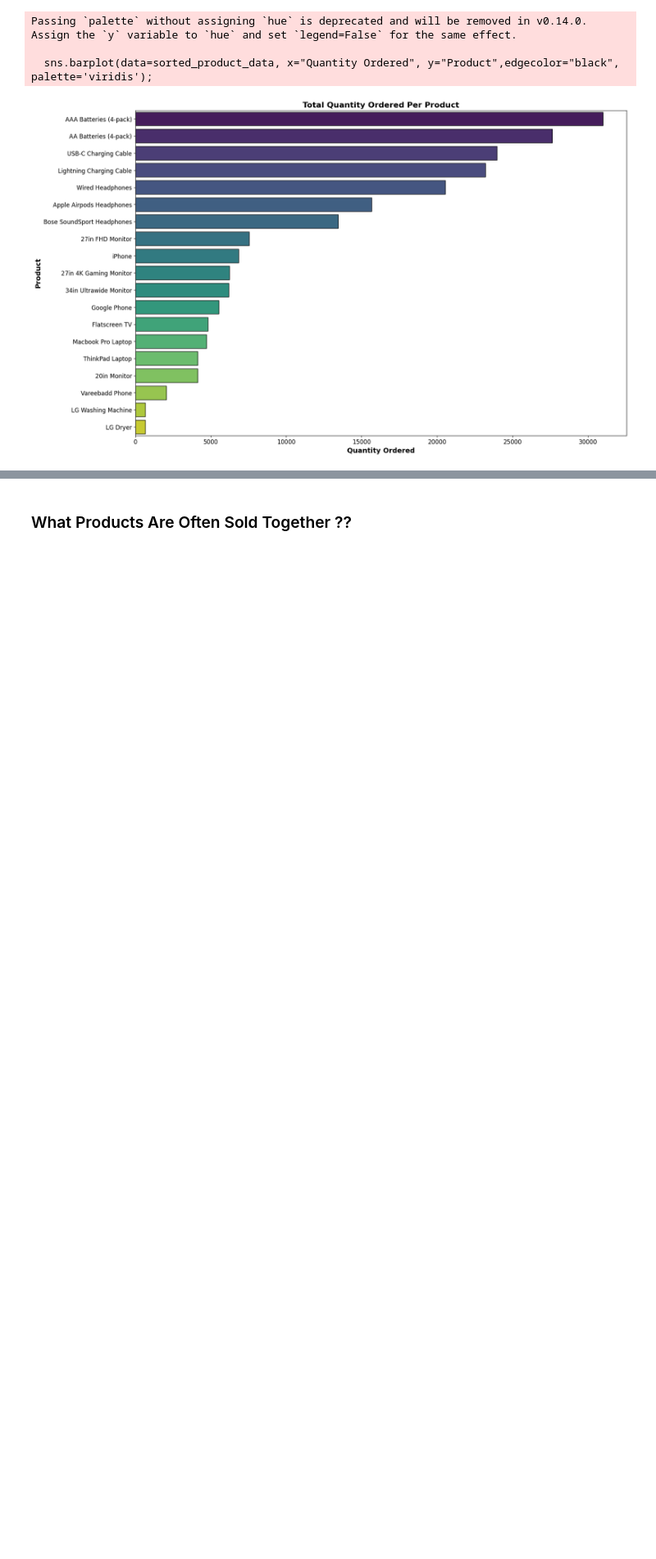
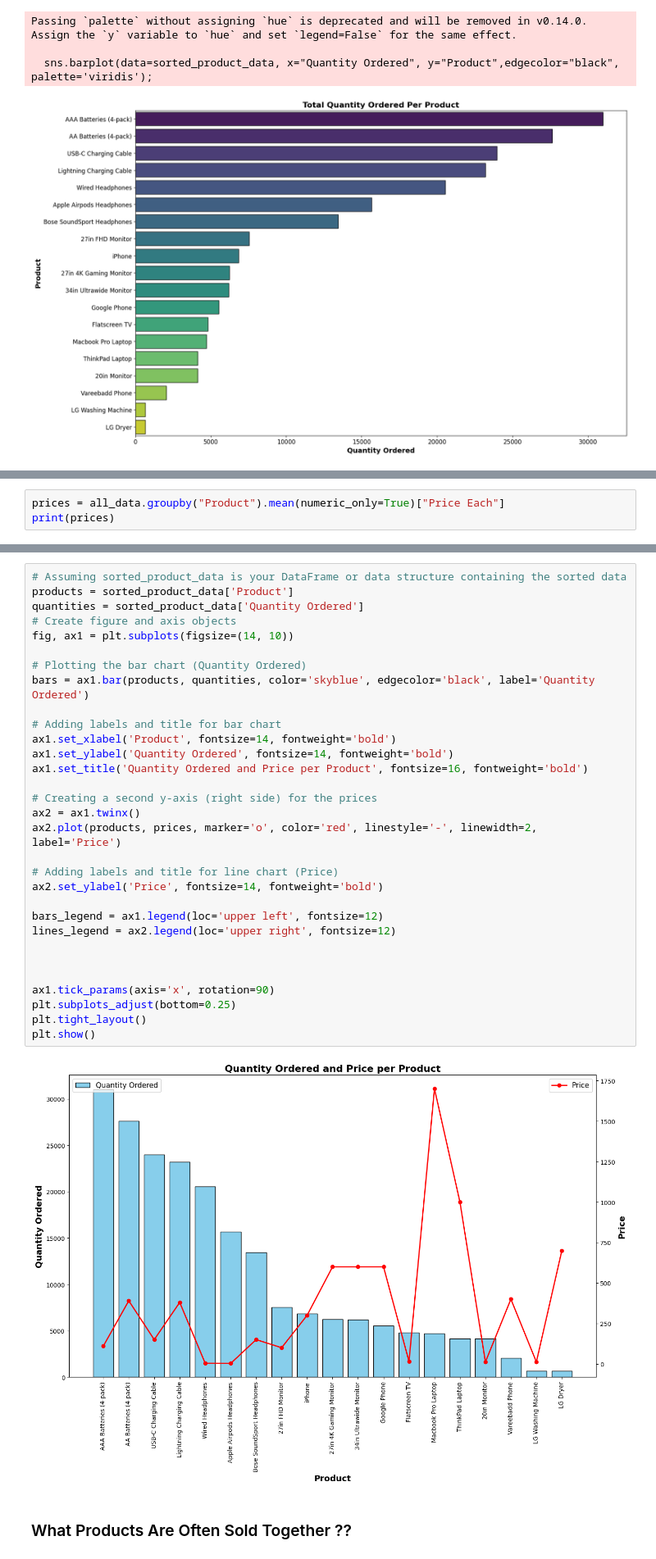
Before and after one commit to TanjiEvan/Python, a Jupyter notebook: Real-World Data Science Problems/Sales_Analysis.ipynb, the cells around one changed output, grey strips where cells are left out. Shown at 82% size. Saved outputs shown, nothing was run; the diff lists cells and outputs as text; blank space fills up the shorter version.

```diff
--- a/Real-World Data Science Problems/Sales_Analysis.ipynb
+++ b/Real-World Data Science Problems/Sales_Analysis.ipynb
@@ -598,0 +584,3 @@ Passing `palette` without assigning `hue` is deprecated and will be removed in v
+# %%
+prices = all_data.groupby("Product").mean(numeric_only=True)["Price Each"]
+print(prices)
@@ -599,3 +621,36 @@ Passing `palette` without assigning `hue` is deprecated and will be removed in v
+# %%
+# Assuming sorted_product_data is your DataFrame or data structure containing the sorted data
+products = sorted_product_data['Product']
+quantities = sorted_product_data['Quantity Ordered']
+# Create figure and axis objects
+fig, ax1 = plt.subplots(figsize=(14, 10))
+
+# Plotting the bar chart (Quantity Ordered)
+bars = ax1.bar(products, quantities, color='skyblue', edgecolor='black', label='Quantity Ordered')
+
+# Adding labels and title for bar chart
+ax1.set_xlabel('Product', fontsize=14, fontweight='bold')
+ax1.set_ylabel('Quantity Ordered', fontsize=14, fontweight='bold')
+ax1.set_title('Quantity Ordered and Price per Product', fontsize=16, fontweight='bold')
+
+# Creating a second y-axis (right side) for the prices
+ax2 = ax1.twinx()
+ax2.plot(products, prices, marker='o', color='red', linestyle='-', linewidth=2, label='Price')
+
+# Adding labels and title for line chart (Price)
+ax2.set_ylabel('Price', fontsize=14, fontweight='bold')
+
+bars_legend = ax1.legend(loc='upper left', fontsize=12)
+lines_legend = ax2.legend(loc='upper right', fontsize=12)
+
+
+
+ax1.tick_params(axis='x', rotation=90)
+plt.subplots_adjust(bottom=0.25)
+plt.tight_layout()
+plt.show()
+# %% [output]
+[figure, added]
 # %% [markdown]
 ### What Products Are Often Sold Together ??
 # %%
```
Also changed, not shown: parts of 15 cells of this notebook.
